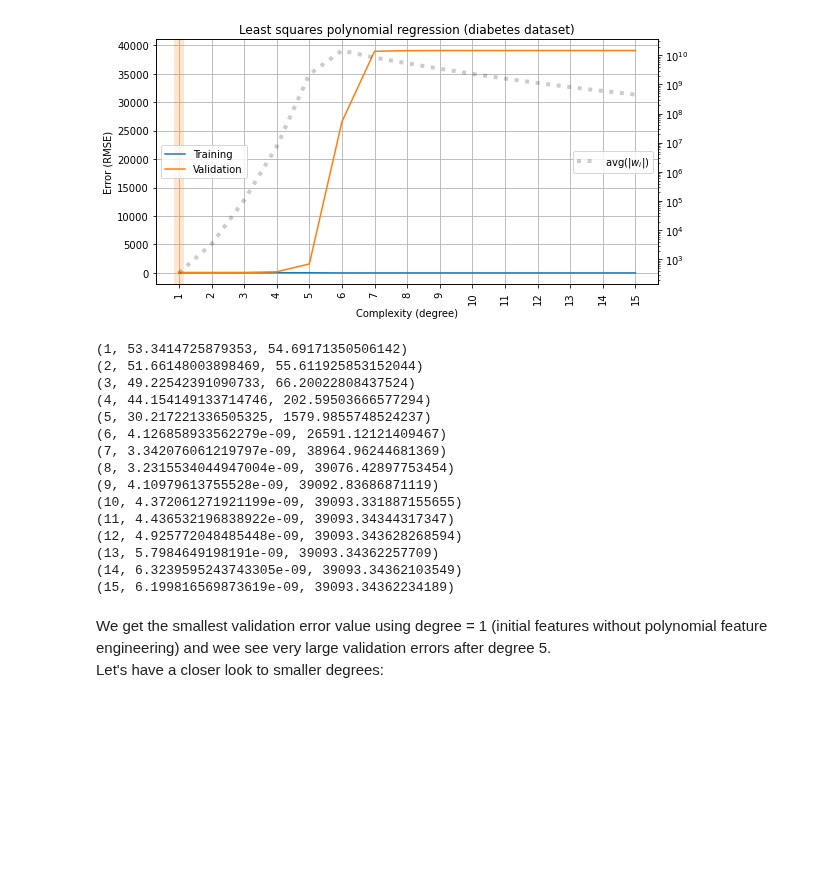
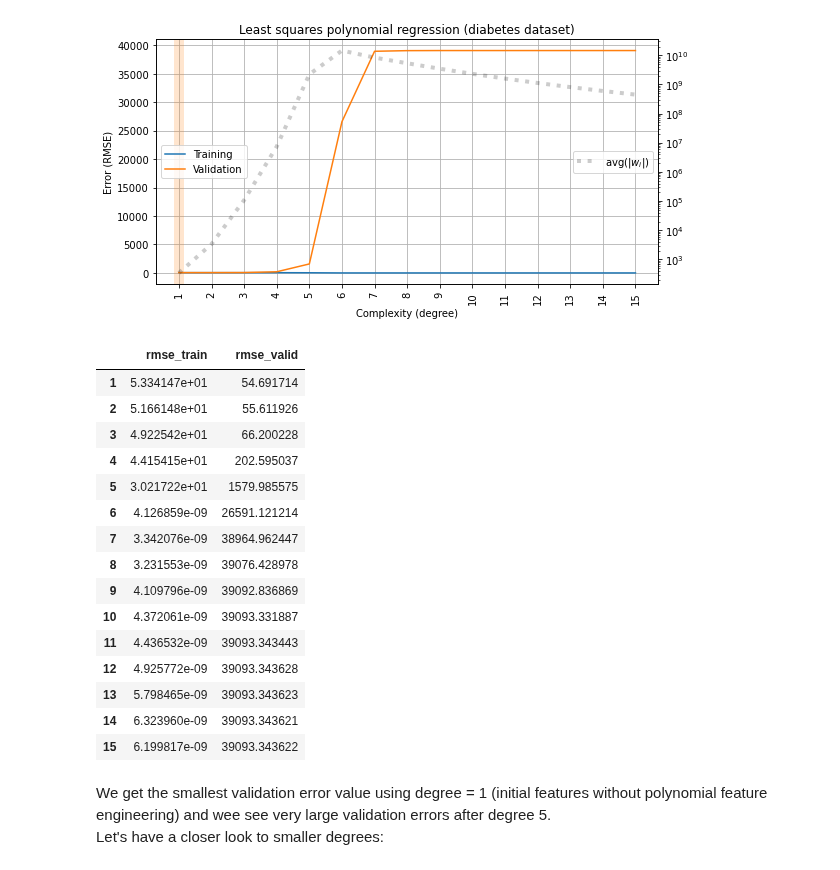
Before and after one commit to Bayramova/rs_school_assignments, a Jupyter notebook: overfitting_regularization.ipynb, the cells around one changed output. Drawn from its saved outputs; the diff is of its cells as text; code cells hidden in the pictures; blank space fills up the shorter version.

```diff
--- a/overfitting_regularization.ipynb
+++ b/overfitting_regularization.ipynb
@@ -421,25 +421,25 @@ plot_fitting_graph(DEGREES[1:], rmse_train, rmse_valid,
                    title='Least squares polynomial regression (diabetes dataset)')
 # %% [output]
 [figure]
-# %%
-for errors in zip(DEGREES[1:], rmse_train, rmse_valid):
-    print(errors)
-# %% [output]
-(1, 53.3414725879353, 54.69171350506142)
-(2, 51.66148003898469, 55.611925853152044)
-(3, 49.22542391090733, 66.20022808437524)
-(4, 44.154149133714746, 202.59503666577294)
-(5, 30.217221336505325, 1579.9855748524237)
-(6, 4.126858933562279e-09, 26591.12121409467)
-(7, 3.342076061219797e-09, 38964.96244681369)
-(8, 3.2315534044947004e-09, 39076.42897753454)
-(9, 4.10979613755528e-09, 39092.83686871119)
-(10, 4.372061271921199e-09, 39093.331887155655)
-(11, 4.436532196838922e-09, 39093.34344317347)
-(12, 4.925772048485448e-09, 39093.343628268594)
-(13, 5.7984649198191e-09, 39093.34362257709)
-(14, 6.3239595243743305e-09, 39093.34362103549)
-(15, 6.199816569873619e-09, 39093.34362234189)
+# %%
+pd.DataFrame({'rmse_train': rmse_train, 'rmse_valid': rmse_valid}, index=DEGREES[1:])
+# %% [output]
+|  | rmse_train | rmse_valid |
+| 1 | 5.334147e+01 | 54.691714 |
+| 2 | 5.166148e+01 | 55.611926 |
+| 3 | 4.922542e+01 | 66.200228 |
+| 4 | 4.415415e+01 | 202.595037 |
+| 5 | 3.021722e+01 | 1579.985575 |
+| 6 | 4.126859e-09 | 26591.121214 |
+| 7 | 3.342076e-09 | 38964.962447 |
+| 8 | 3.231553e-09 | 39076.428978 |
+| 9 | 4.109796e-09 | 39092.836869 |
+| 10 | 4.372061e-09 | 39093.331887 |
+| 11 | 4.436532e-09 | 39093.343443 |
+| 12 | 4.925772e-09 | 39093.343628 |
+| 13 | 5.798465e-09 | 39093.343623 |
+| 14 | 6.323960e-09 | 39093.343621 |
+| 15 | 6.199817e-09 | 39093.343622 |
 # %% [markdown]
 We get the smallest validation error value using degree = 1 (initial features without polynomial feature engineering) and wee see very large validation errors after degree 5.
 Let's have a closer look to smaller degrees:
```
Also changed, not shown: parts of 2 cells of this notebook.
